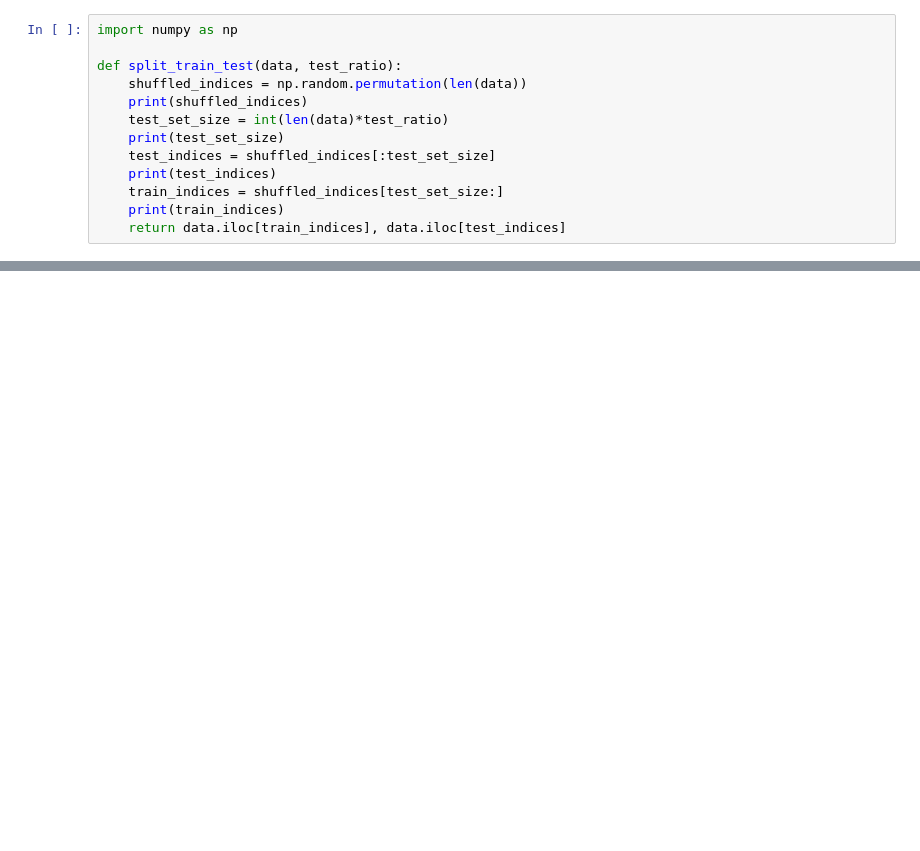
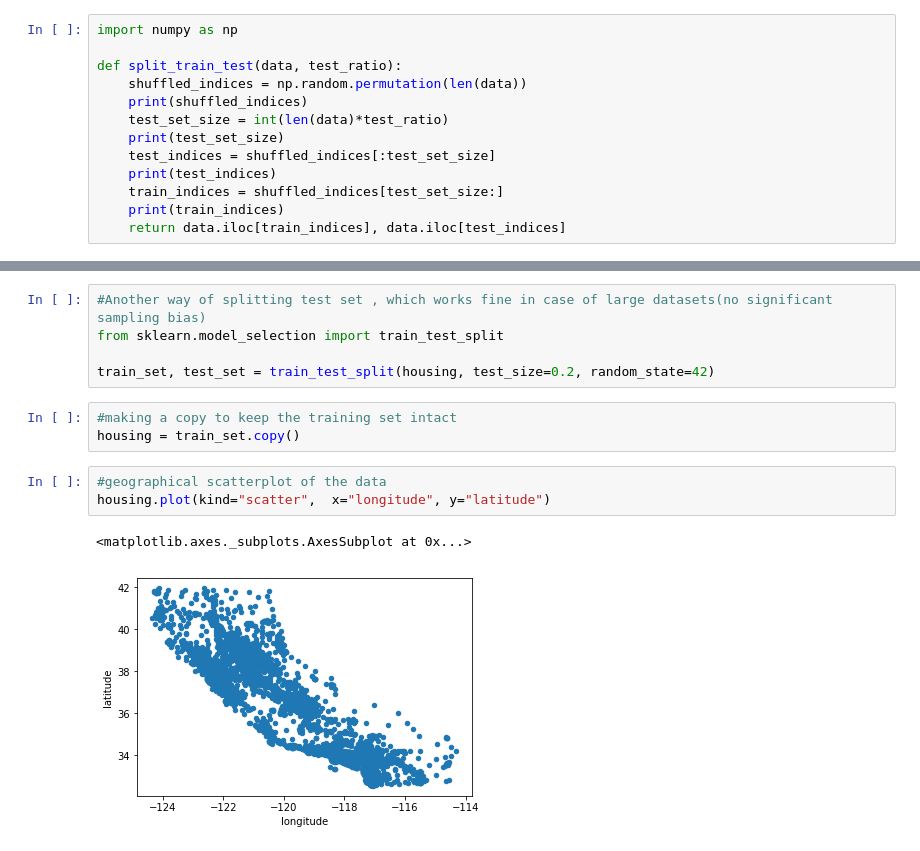
Before and after one commit to sinha08/MLProjects, a Jupyter notebook: Example1/example1.ipynb, the cells around one changed output, grey strips where cells are left out. Drawn from its saved outputs; the diff is of its cells as text; blank space fills up the shorter version.

Commit message:
Discover and visualize the data to gain insights

```diff
--- a/Example1/example1.ipynb
+++ b/Example1/example1.ipynb
@@ -106,0 +107,14 @@ train_set, test_set = split_train_test(housing, 0.2)
+# %%
+#Another way of splitting test set , which works fine in case of large datasets(no significant sampling bias)
+from sklearn.model_selection import train_test_split
+
+train_set, test_set = train_test_split(housing, test_size=0.2, random_state=42)
+# %%
+#making a copy to keep the training set intact
+housing = train_set.copy()
+# %%
+#geographical scatterplot of the data
+housing.plot(kind="scatter",  x="longitude", y="latitude")
+# %% [output]
+<matplotlib.axes._subplots.AxesSubplot at 0x...>
+[figure, added]
```
Also changed, not shown: parts of 7 cells of this notebook.
